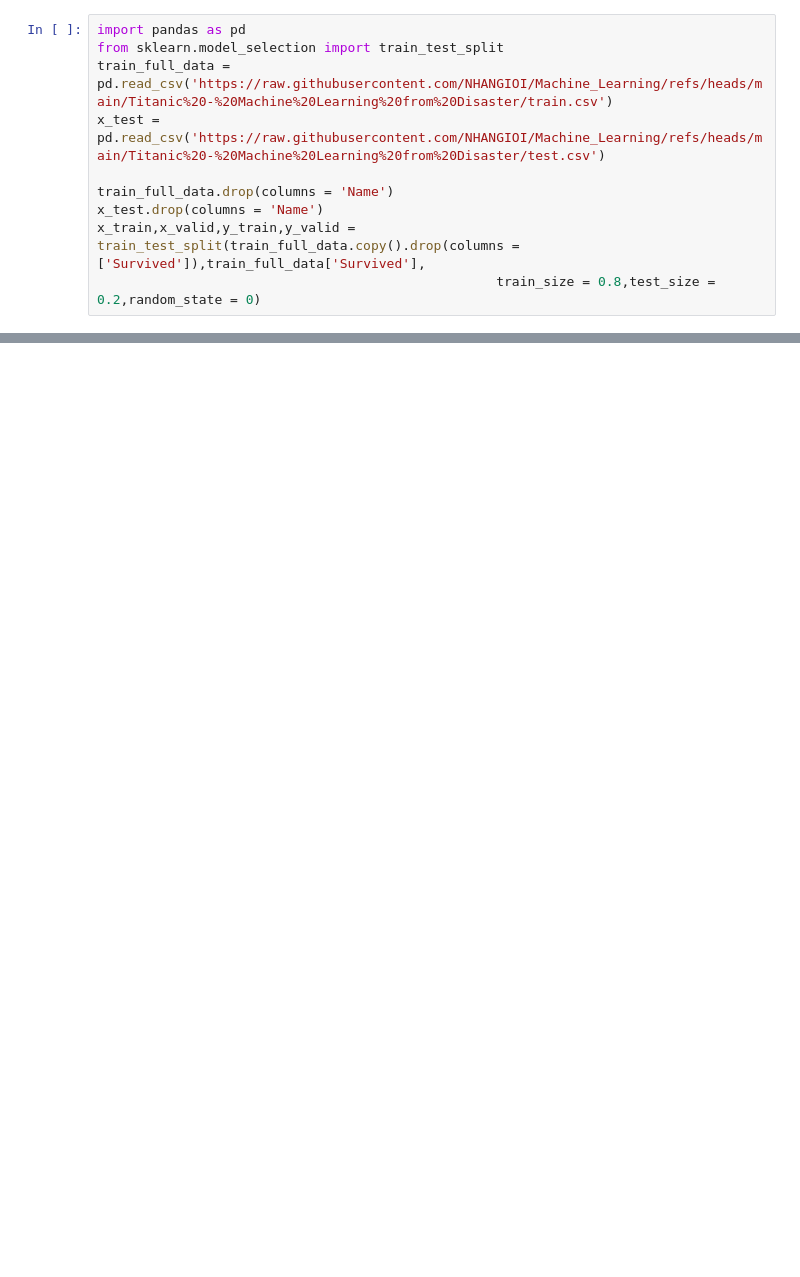
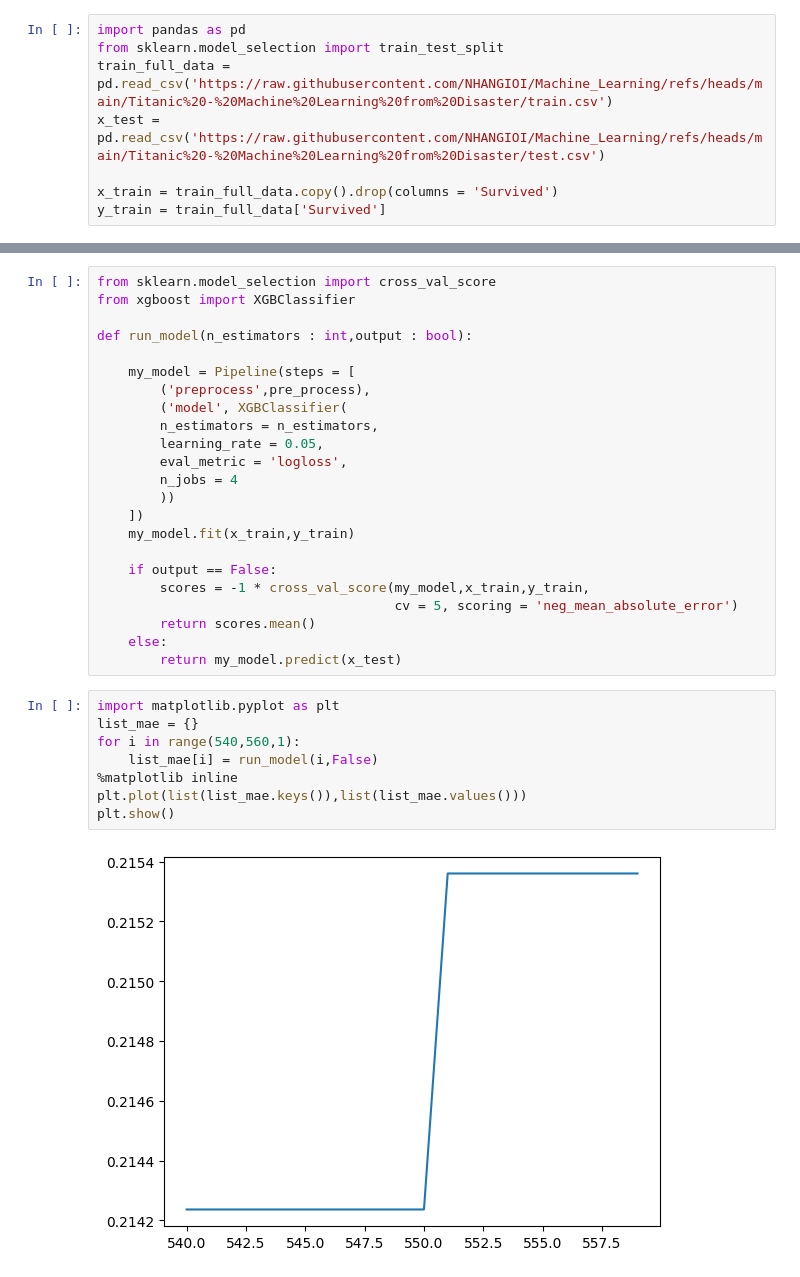
Before and after one commit to NHANGIOI/Machine_Learning, a Jupyter notebook: Titanic - Machine Learning from Disaster/main.ipynb, the cells around one changed output, grey strips where cells are left out. Cells and saved outputs as stored; diff of their text form; blank space fills up the shorter version.

Commit message:
update model dùng xgboost & add dataset cho Spaceship Titanic

```diff
--- a/Titanic - Machine Learning from Disaster/main.ipynb
+++ b/Titanic - Machine Learning from Disaster/main.ipynb
@@ -4,7 +4,5 @@ from sklearn.model_selection import train_test_split
 train_full_data = pd.read_csv('https://raw.githubusercontent.com/NHANGIOI/Machine_Learning/refs/heads/main/Titanic%20-%20Machine%20Learning%20from%20Disaster/train.csv')
 x_test = pd.read_csv('https://raw.githubusercontent.com/NHANGIOI/Machine_Learning/refs/heads/main/Titanic%20-%20Machine%20Learning%20from%20Disaster/test.csv')
 
-train_full_data.drop(columns = 'Name')
-x_test.drop(columns = 'Name')
-x_train,x_valid,y_train,y_valid = train_test_split(train_full_data.copy().drop(columns = ['Survived']),train_full_data['Survived'],
-                                                   train_size = 0.8,test_size = 0.2,random_state = 0)
+x_train = train_full_data.copy().drop(columns = 'Survived')
+y_train = train_full_data['Survived']
@@ -78,0 +44,33 @@ output.to_csv('submission',index = False)
+# %%
+from sklearn.model_selection import cross_val_score
+from xgboost import XGBClassifier
+
+def run_model(n_estimators : int,output : bool):
+
+    my_model = Pipeline(steps = [
+        ('preprocess',pre_process),
+        ('model', XGBClassifier(
+        n_estimators = n_estimators,
+        learning_rate = 0.05,
+        eval_metric = 'logloss',
+        n_jobs = 4
+        ))
+    ])
+    my_model.fit(x_train,y_train)
+
+    if output == False:
+        scores = -1 * cross_val_score(my_model,x_train,y_train,
+                                      cv = 5, scoring = 'neg_mean_absolute_error')
+        return scores.mean()
+    else:
+        return my_model.predict(x_test)
+# %%
+import matplotlib.pyplot as plt
+list_mae = {}
+for i in range(540,560,1):
+    list_mae[i] = run_model(i,False)
+%matplotlib inline
+plt.plot(list(list_mae.keys()),list(list_mae.values()))
+plt.show()
+# %% [output]
+[figure, added]
```
Also changed, not shown: parts of 4 cells of this notebook, 7 other files.
